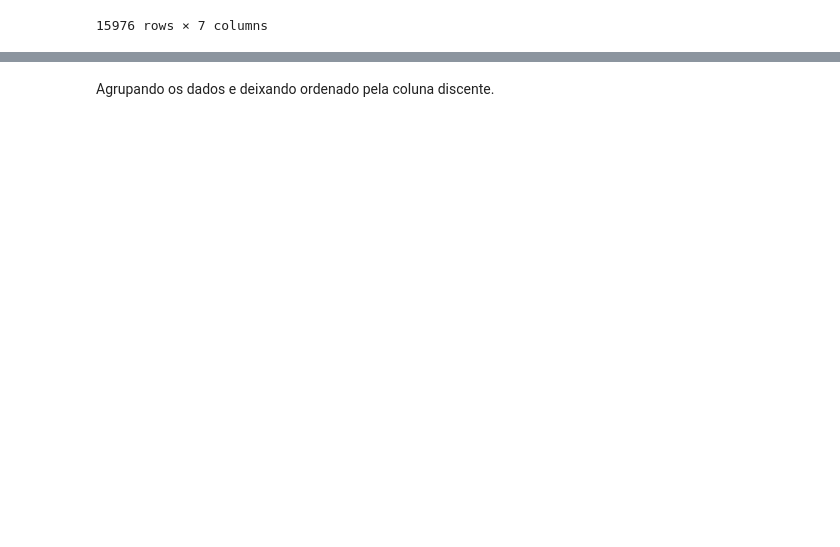
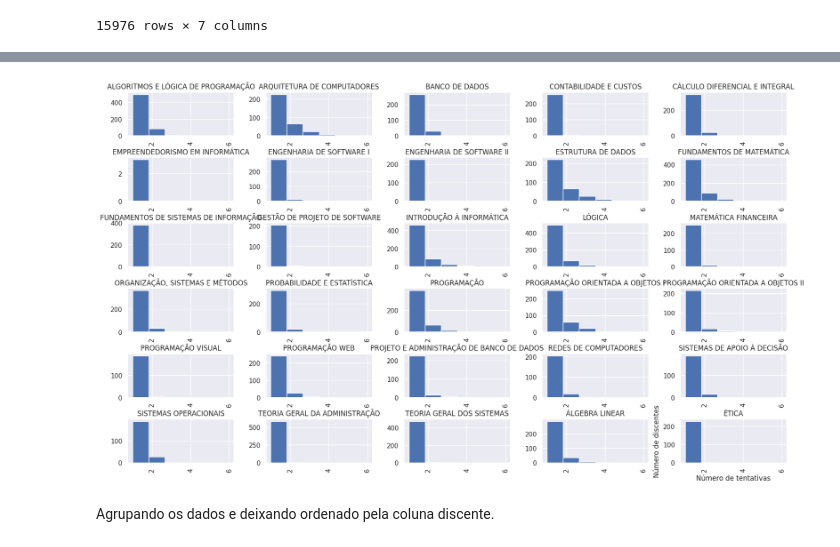
Before and after one commit to wanessabezerra/dataframe-bsi, a Jupyter notebook: datasets/dados_bsi.ipynb, the cells around one changed output, grey strips where cells are left out. Cells and saved outputs as stored; diff of their text form; code cells hidden in the pictures; blank space fills up the shorter version.

```diff
--- a/datasets/dados_bsi.ipynb
+++ b/datasets/dados_bsi.ipynb
@@ -111,3 +236,10 @@ df_dados_filtrado = df_dados_filtrado.query(condição_nome)
+# %%
+dados_tentativas.hist(by="nome", column="tentativas", figsize=(20,12), bins=6, range=(1,6))
+plt.xlabel("Número de tentativas")
+plt.ylabel("Número de discentes")
+plt.show()
+# %% [output]
+[figure, added]
 # %% [markdown]
 Agrupando os dados e deixando ordenado pela coluna discente.
 # %%
```
Also changed, not shown: parts of 27 cells of this notebook.
